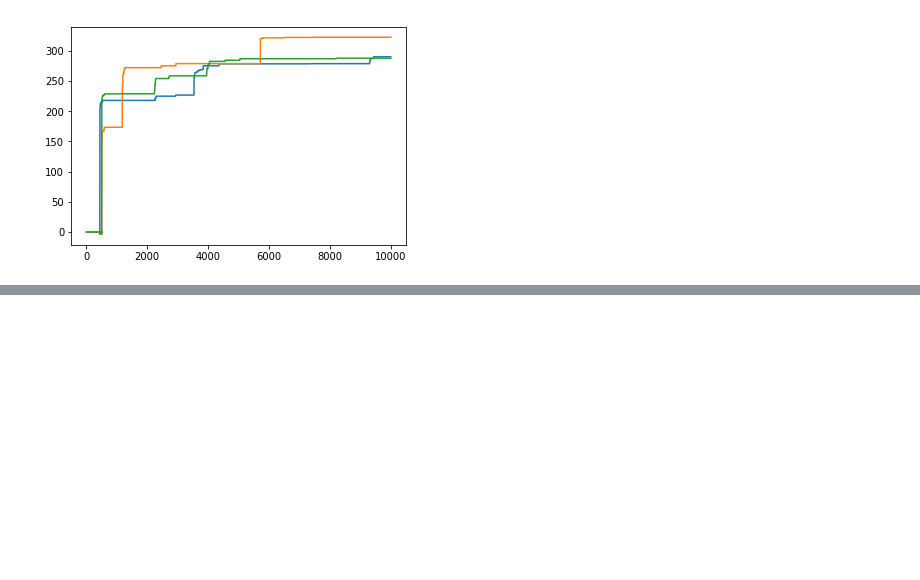
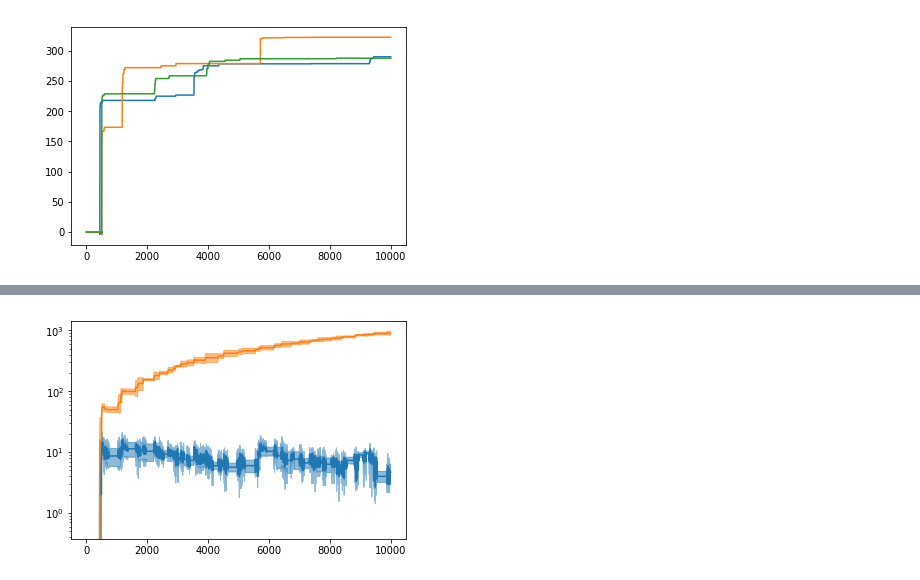
Before and after one commit to Ryan-Amaral/gp-bipedal-walker-analysis, a Jupyter notebook: basic_analysis.ipynb, the cells around one changed output, grey strips where cells are left out. Cells and saved outputs as stored; diff of their text form; code cells hidden in the pictures; blank space fills up the shorter version.

```diff
--- a/basic_analysis.ipynb
+++ b/basic_analysis.ipynb
@@ -28,0 +132,28 @@ plt.show()
+# %%
+# visualize sbb pop size over time in tpgsbb
+sbb_teams_all = np.array(((df_tpgsbb_1["b_teams"][:10000]),
+          np.array(df_tpgsbb_2["b_teams"][:10000]),
+          np.array(df_tpgsbb_3["b_teams"][:10000])))
+sbb_teams_all_means = np.mean(sbb_teams_all, axis=0)
+sbb_teams_all_stds = np.std(sbb_teams_all, axis=0)
+
+sbb_learners_all = np.array(((df_tpgsbb_1["b_learners"][:10000]),
+          np.array(df_tpgsbb_2["b_learners"][:10000]),
+          np.array(df_tpgsbb_3["b_learners"][:10000])))
+sbb_learners_all_means = np.mean(sbb_learners_all, axis=0)
+sbb_learners_all_stds = np.std(sbb_learners_all, axis=0)
+
+plt.plot(sbb_teams_all_means, color=colors[0])
+plt.fill_between(range(10000),
+                 sbb_teams_all_means-sbb_teams_all_stds, sbb_teams_all_means+sbb_teams_all_stds,
+                alpha=0.5, color=colors[0])
+
+plt.plot(sbb_learners_all_means, color=colors[1])
+plt.fill_between(range(10000),
+                 sbb_learners_all_means-sbb_learners_all_stds, sbb_learners_all_means+sbb_learners_all_stds,
+                alpha=0.5, color=colors[1])
+
+plt.yscale("log")
+plt.show()
+# %% [output]
+[figure, added]
```
Also changed, not shown: parts of 6 cells of this notebook, 9 other files.
